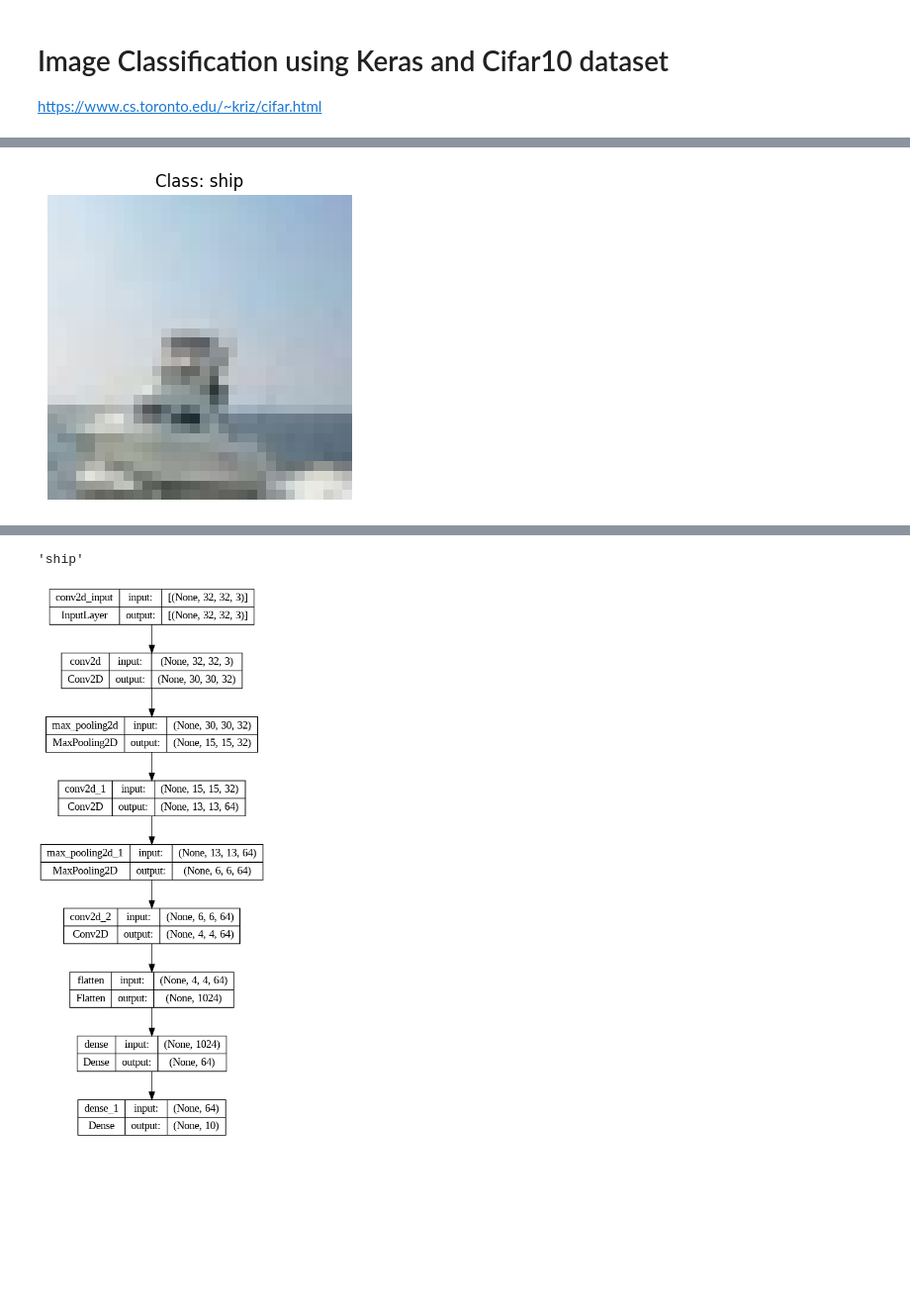
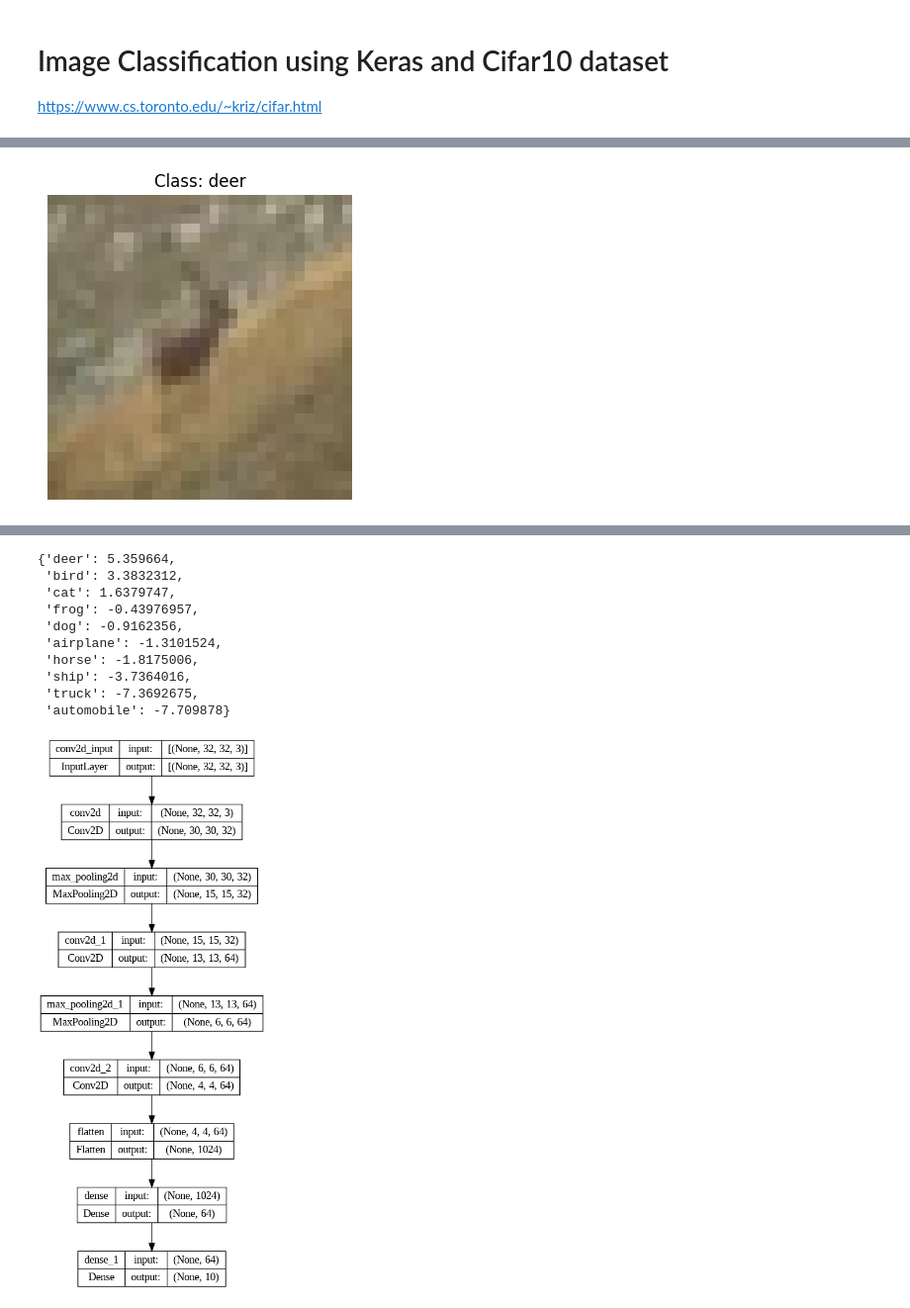
Before and after one commit to sergiopolimante/multiclass_image_classification, a Jupyter notebook: Classificação_Multiclasses_de_Imagem.ipynb, the cells around one changed output, grey strips where cells are left out. Shown at 99% size. Saved outputs shown, nothing was run; the diff lists cells and outputs as text; code cells hidden in the pictures; blank space fills up the shorter version.

```diff
--- a/Classificação_Multiclasses_de_Imagem.ipynb
+++ b/Classificação_Multiclasses_de_Imagem.ipynb
@@ -177,34 +183,42 @@ weighted avg       0.71      0.71      0.71     10000
 # %%
 
 
 # Choose an index to select an image from the dataset
 image_index = 100  # Change this to view different images
+image_index = random.randint(0, len(x_test))  # Change this to view different images
 
 # Get the image and label from the dataset
-image = x_train[image_index]
-label = y_train[image_index][0]
+image = x_test[image_index]
+label = y_test[image_index][0]
 
 # Define a list of class names for CIFAR-10
 class_names = [
     'airplane', 'automobile', 'bird', 'cat', 'deer',
     'dog', 'frog', 'horse', 'ship', 'truck'
 ]
 
 # Display the image and label
 plt.figure(figsize=(4, 4))
 plt.imshow(image)
 plt.title(f"Class: {class_names[label]}")
 plt.axis('off')  # Turn off axis labels
 plt.show()
 
 
 print()
 print('Making Prediction')
 predictions = model.predict(np.expand_dims(image, axis=0))
 predictions
 
+d = dict([(x,y) for (x,y) in zip(class_names, predictions[0])])
+# d = {k: v for k, v in sorted(d.items(), key=lambda item: item[1], reverse=True)}
+sorted_dict = dict(sorted(d.items(), key=lambda item: item[1], reverse=True))
+
+
 index = np.argmax(predictions)
-class_names[index]
+print("Prediction: ", class_names[index])
+print()
+sorted_dict
 # %% [output]
-[figure, old version]
+[figure, new version]
 Making Prediction
@@ -212,4 +227,13 @@ Making Prediction
-'ship'
+{'deer': 5.359664,
+ 'bird': 3.3832312,
+ 'cat': 1.6379747,
+ 'frog': -0.43976957,
+ 'dog': -0.9162356,
+ 'airplane': -1.3101524,
+ 'horse': -1.8175006,
+ 'ship': -3.7364016,
+ 'truck': -7.3692675,
+ 'automobile': -7.709878}
 # %%
 from tensorflow.keras.utils import plot_model
 
```
Also changed, not shown: parts of 7 cells of this notebook.
